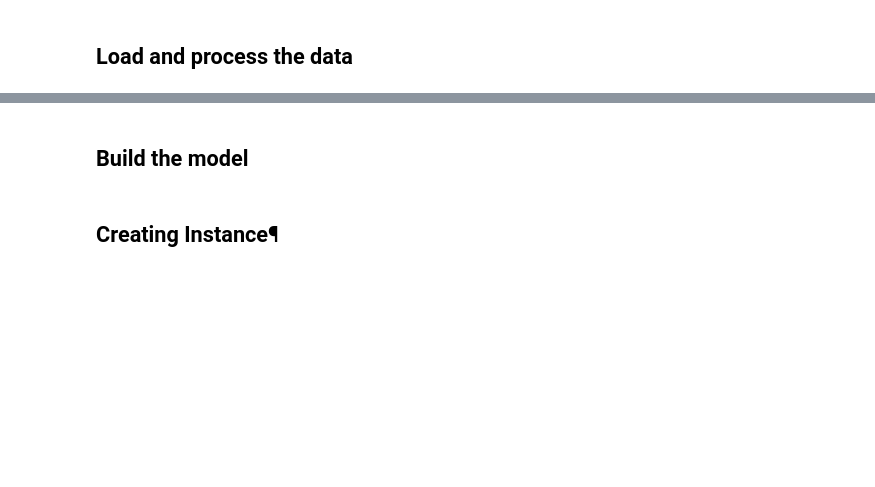
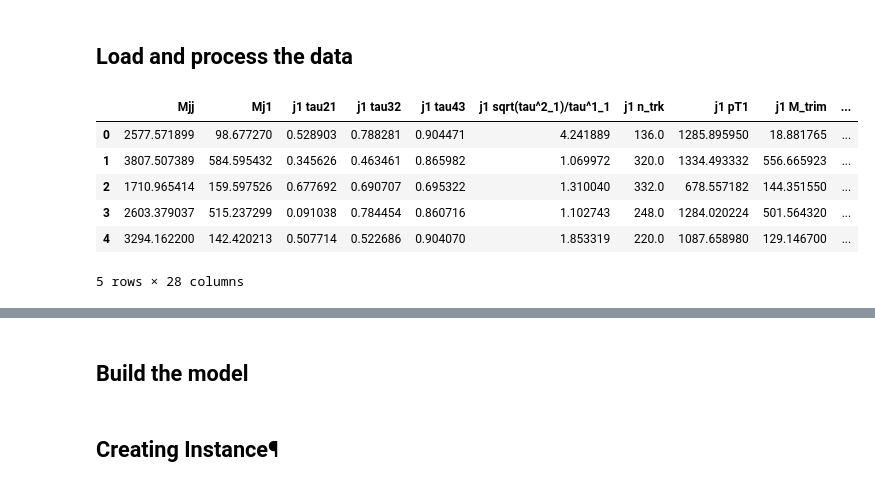
Before and after one commit to SangeonPark/QUASAR, a Jupyter notebook: new_flows/mass_ratio_VAE_planar.ipynb, the cells around one changed output, grey strips where cells are left out. Drawn from its saved outputs; the diff is of its cells as text; code cells hidden in the pictures; blank space fills up the shorter version.

```diff
--- a/new_flows/mass_ratio_VAE_planar.ipynb
+++ b/new_flows/mass_ratio_VAE_planar.ipynb
@@ -27,3 +33,13 @@ from models import NormalizingFlowModel
 # %%
+f_rnd = pd.read_hdf("/data/t3home000/spark/LHCOlympics/data/MassRatio_RandD.h5")
 f_PureBkg = pd.read_hdf("/data/t3home000/spark/LHCOlympics/data/MassRatio_pureBkg.h5")
-dt_PureBkg = f_PureBkg.values
+# %%
+f_rnd.head()
+# %% [output]
+|  | Mjj | Mj1 | j1 tau21 | j1 tau32 | j1 tau43 | j1 sqrt(tau^2_1)/tau^1_1 | j1 n_trk | j1 pT1 | j1 M_trim | ... |
+| 0 | 2577.571899 | 98.677270 | 0.528903 | 0.788281 | 0.904471 | 4.241889 | 136.0 | 1285.895950 | 18.881765 | ... |
+| 1 | 3807.507389 | 584.595432 | 0.345626 | 0.463461 | 0.865982 | 1.069972 | 320.0 | 1334.493332 | 556.665923 | ... |
+| 2 | 1710.965414 | 159.597526 | 0.677692 | 0.690707 | 0.695322 | 1.310040 | 332.0 | 678.557182 | 144.351550 | ... |
+| 3 | 2603.379037 | 515.237299 | 0.091038 | 0.784454 | 0.860716 | 1.102743 | 248.0 | 1284.020224 | 501.564320 | ... |
+| 4 | 3294.162200 | 142.420213 | 0.507714 | 0.522686 | 0.904070 | 1.853319 | 220.0 | 1087.658980 | 129.146700 | ... |
+5 rows × 28 columns
```
Also changed, not shown: parts of 25 cells of this notebook, 35 other files.
